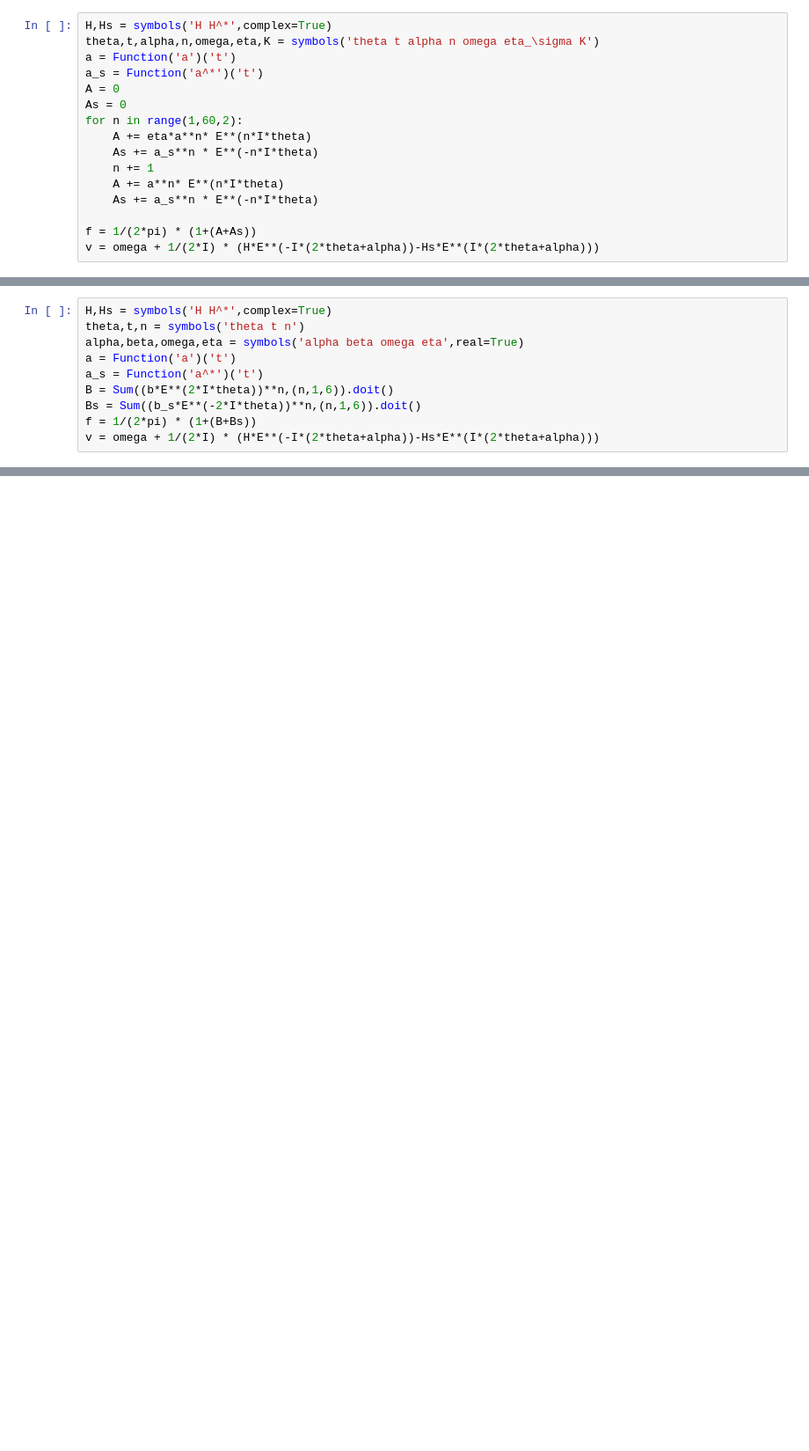
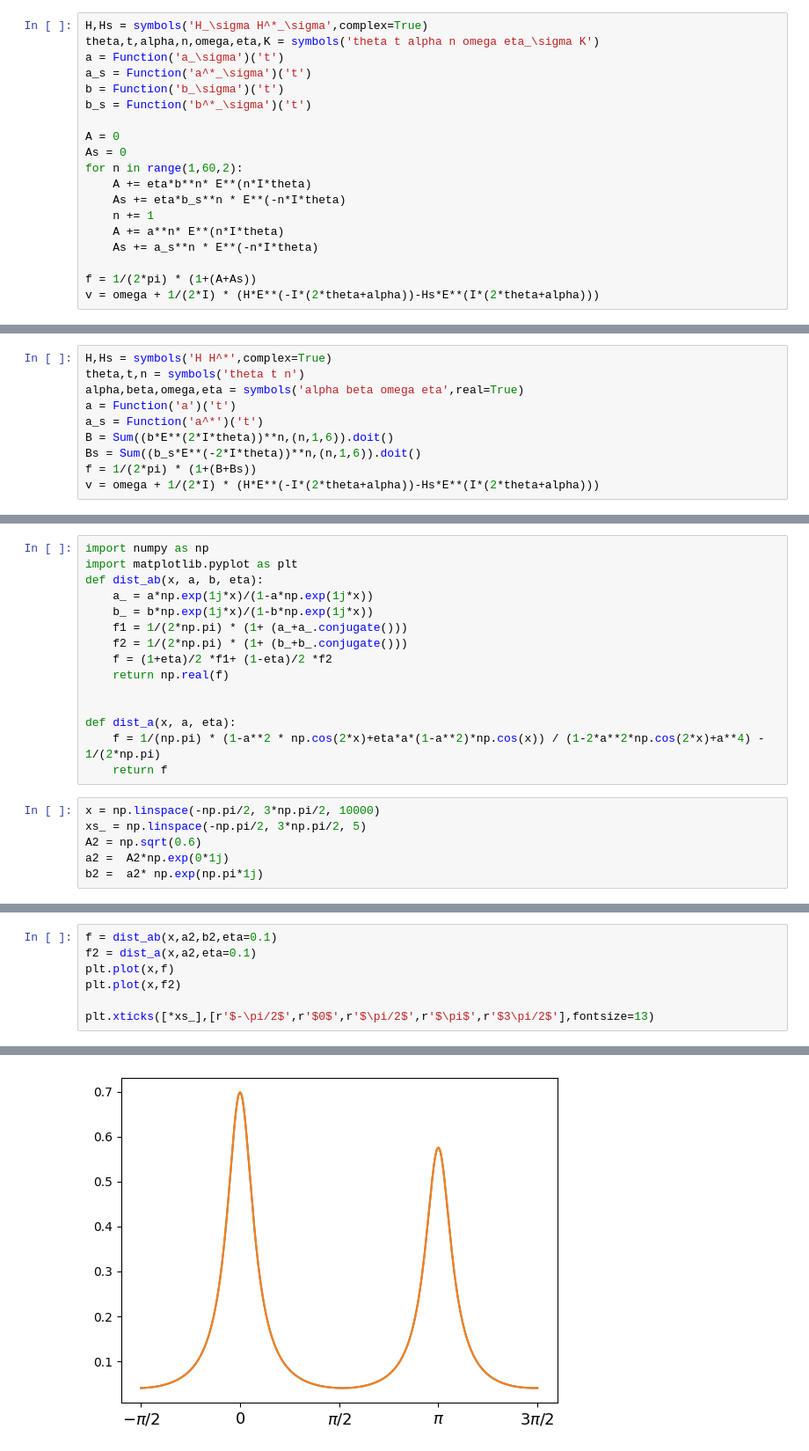
Before and after one commit to Gug-Young/Active_Rotator, a Jupyter notebook: 250327 analytical research.ipynb, the cells around one changed output, grey strips where cells are left out. Shown at 88% size. Cells and saved outputs as stored; diff of their text form; blank space fills up the shorter version.

```diff
--- a/250327 analytical research.ipynb
+++ b/250327 analytical research.ipynb
@@ -26,15 +26,18 @@ v = omega + 1/(2*I) * (H*E**(-I*(2*theta+alpha))-Hs*E**(I*(2*theta+alpha)))
 # %% [markdown]
 # OA Ansatz
 # %%
-H,Hs = symbols('H H^*',complex=True)
+H,Hs = symbols('H_\sigma H^*_\sigma',complex=True)
 theta,t,alpha,n,omega,eta,K = symbols('theta t alpha n omega eta_\sigma K')
-a = Function('a')('t')
-a_s = Function('a^*')('t')
+a = Function('a_\sigma')('t')
+a_s = Function('a^*_\sigma')('t')
+b = Function('b_\sigma')('t')
+b_s = Function('b^*_\sigma')('t')
+
 A = 0
 As = 0
 for n in range(1,60,2):
-    A += eta*a**n* E**(n*I*theta)
-    As += a_s**n * E**(-n*I*theta)
+    A += eta*b**n* E**(n*I*theta)
+    As += eta*b_s**n * E**(-n*I*theta)
     n += 1
     A += a**n* E**(n*I*theta)
     As += a_s**n * E**(-n*I*theta)
@@ -89,0 +119,21 @@ v = omega + 1/(2*I) * (H*E**(-I*(2*theta+alpha))-Hs*E**(I*(2*theta+alpha)))
+# %%
+import numpy as np
+import matplotlib.pyplot as plt
+def dist_ab(x, a, b, eta):
+    a_ = a*np.exp(1j*x)/(1-a*np.exp(1j*x))
+    b_ = b*np.exp(1j*x)/(1-b*np.exp(1j*x))
+    f1 = 1/(2*np.pi) * (1+ (a_+a_.conjugate()))
+    f2 = 1/(2*np.pi) * (1+ (b_+b_.conjugate()))
+    f = (1+eta)/2 *f1+ (1-eta)/2 *f2
+    return np.real(f)
+
+
+def dist_a(x, a, eta):
+    f = 1/(np.pi) * (1-a**2 * np.cos(2*x)+eta*a*(1-a**2)*np.cos(x)) / (1-2*a**2*np.cos(2*x)+a**4) - 1/(2*np.pi)
+    return f
+# %%
+x = np.linspace(-np.pi/2, 3*np.pi/2, 10000)
+xs_ = np.linspace(-np.pi/2, 3*np.pi/2, 5)
+A2 = np.sqrt(0.6)
+a2 =  A2*np.exp(0*1j)
+b2 =  a2* np.exp(np.pi*1j)
@@ -89,0 +144,8 @@ v = omega + 1/(2*I) * (H*E**(-I*(2*theta+alpha))-Hs*E**(I*(2*theta+alpha)))
+# %%
+f = dist_ab(x,a2,b2,eta=0.1)
+f2 = dist_a(x,a2,eta=0.1)
+plt.plot(x,f)
+plt.plot(x,f2)
+
+plt.xticks([*xs_],[r'$-\pi/2$',r'$0$',r'$\pi/2$',r'$\pi$',r'$3\pi/2$'],fontsize=13)
+# %% [output]
@@ -89,0 +162 @@ v = omega + 1/(2*I) * (H*E**(-I*(2*theta+alpha))-Hs*E**(I*(2*theta+alpha)))
+[figure, added]
```
Also changed, not shown: parts of 20 cells of this notebook, 6 other files.
